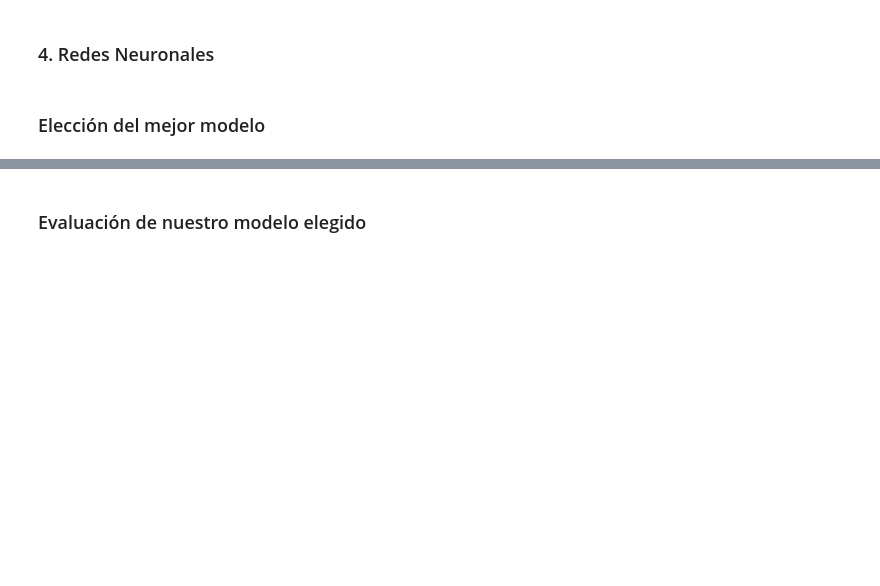
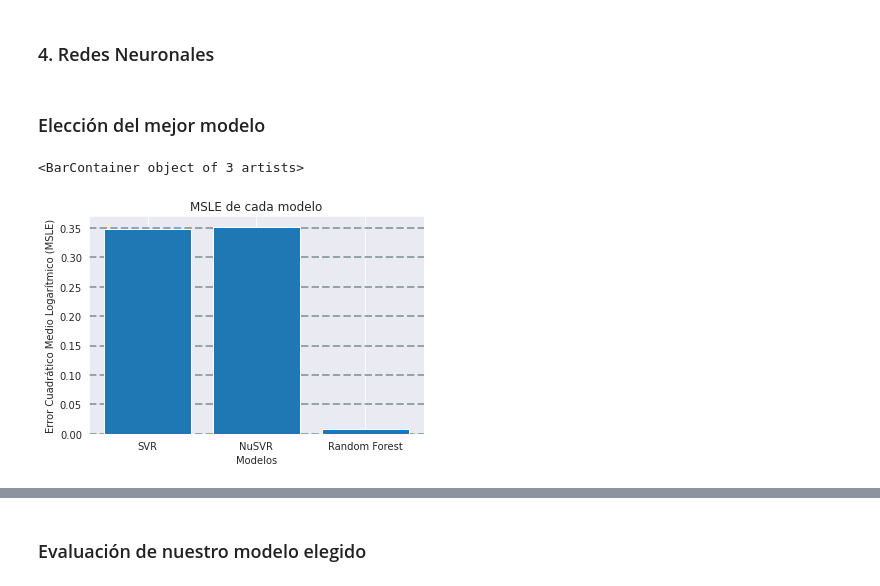
Before and after one commit to pereyraagustin/final-ia, a Jupyter notebook: TP_Final_IA_Grupo_1.ipynb, the cells around one changed output, grey strips where cells are left out. Saved outputs shown, nothing was run; the diff lists cells and outputs as text; code cells hidden in the pictures; blank space fills up the shorter version.

```diff
--- a/TP_Final_IA_Grupo_1.ipynb
+++ b/TP_Final_IA_Grupo_1.ipynb
@@ -145,6 +185,10 @@ Finalmente, para el modelo selecionado:
    + R2 Score:  Esta métrica calcula cuán bien se adapta el modelo de regresión a los datos observados.
 
 - ¿Cuál consideran la métrica más apropiada para utilizar en nuestros modelos? ¿Por qué?
+# %%
+# Lista que almacenará los regresores probados, junto con su mejor puntaje, columnas usadas y otros datos dependiendo
+# del modelo
+best_regressors = []
 # %% [markdown]
 ### 1. SVM
 # %% [markdown]
@@ -200,5 +244,9 @@ for kernel in kernels:
   scores.append(mean_squared_log_error(y_test, y_pred))
 
 # Obtener la mejor combinación kernel, columna para la métrica usada
-results = pd.DataFrame({'kernel': used_kernels, 'column used': left_cols, 'score': scores})
-results.iloc[results['score'].idxmin()]
+results = pd.DataFrame({'kernel': used_kernels, 'column used': left_cols, 'score': scores,
+                        'model': ['SVR' for i in range(len(scores))]})
+best = results.iloc[results['score'].idxmin()]
+best_regressors.append(best)
+# Mostrar resultados
+best
@@ -245,5 +299,9 @@ for kernel in kernels:
   scores.append(mean_squared_log_error(y_test, y_pred))
 
 # Obtener la mejor combinación kernel, columna para la métrica usada
-results = pd.DataFrame({'kernel': used_kernels, 'column used': left_cols, 'score': scores})
-results.iloc[results['score'].idxmin()]
+results = pd.DataFrame({'kernel': used_kernels, 'column used': left_cols, 'score': scores,
+                        'model': ['NuSVR' for i in range(len(scores))]})
+best = results.iloc[results['score'].idxmin()]
+best_regressors.append(best)
+# Mostrar resultados
+best
@@ -318,3 +402,16 @@ X_train_original, X_test_original, y_train, y_test = train_test_split(X, y,
                                                     random_state=1)
 # %% [markdown]
 ### Elección del mejor modelo
+# %%
+# Convertir lista de pd.Series a DatFrame para acceder los datos más facilmente
+best_regr = pd.DataFrame(data=best_regressors, index=range(len(best_regressors)))
+# Grafico de barras para visualizar resultados
+# Mientras más bajo el error, mejor
+plt.title('MSLE de cada modelo')
+plt.xlabel('Modelos')
+plt.ylabel('Error Cuadrático Medio Logarítmico (MSLE)')
+plt.grid(color='#95a5a6', linestyle='--', linewidth=2, axis='y')
+plt.bar(best_regr.model, best_regr.score)
+# %% [output]
+<BarContainer object of 3 artists>
+[figure, added]
```
Also changed, not shown: parts of 15 cells of this notebook.
